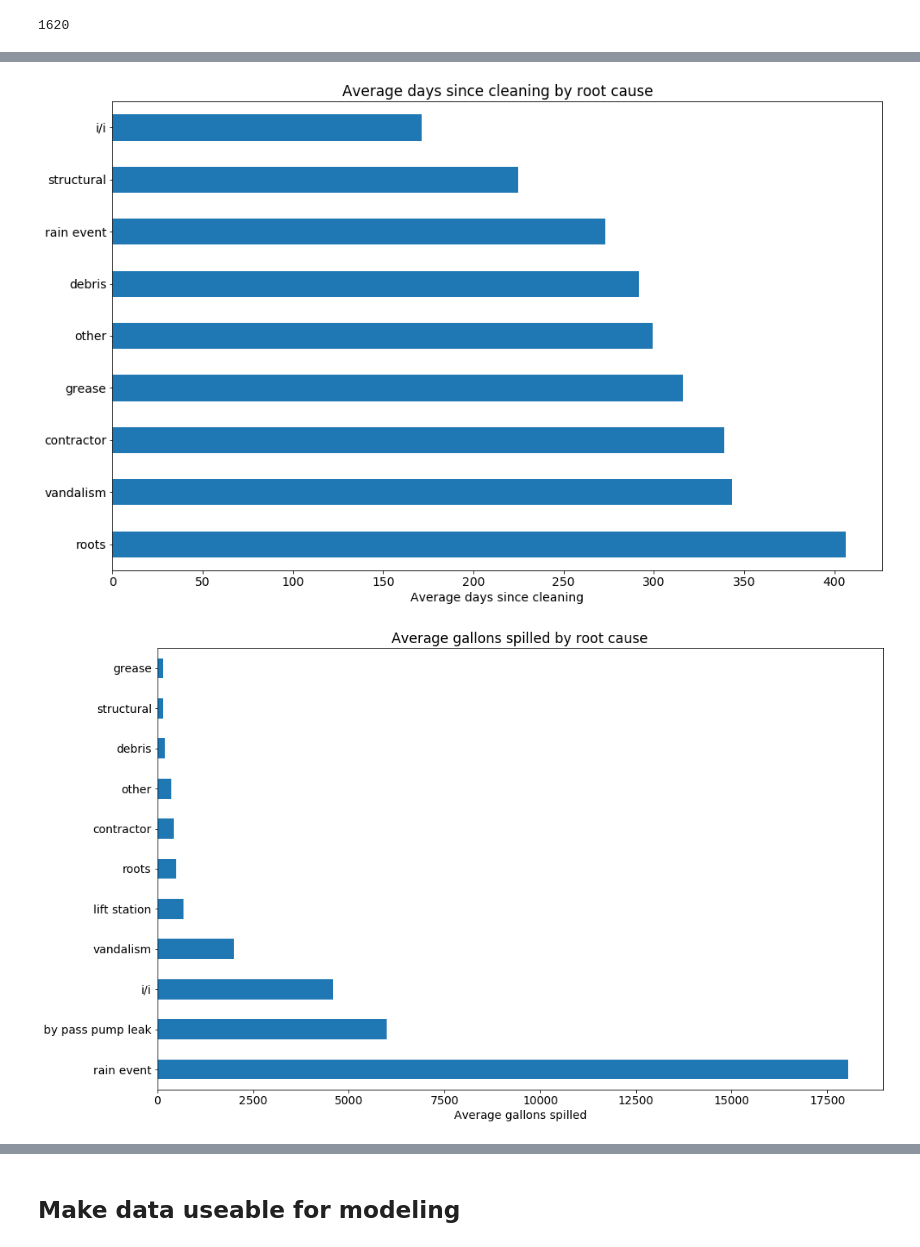
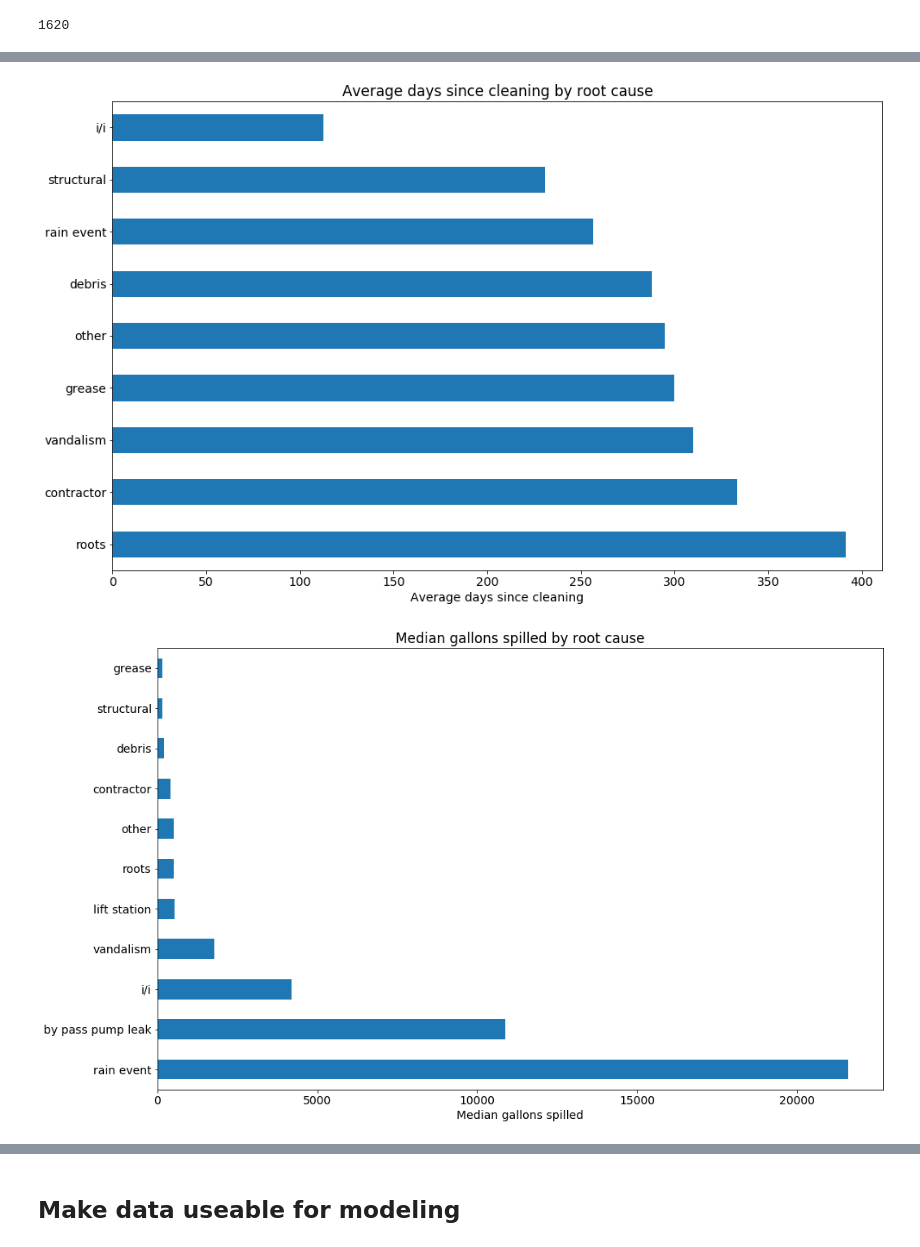
Before and after one commit to we-came-we-SAWS-we-conquered/saws-capstone-project, a Jupyter notebook: cameron_repo/Cameron_notebook.ipynb, the cells around one changed output, grey strips where cells are left out. Saved outputs shown, nothing was run; the diff lists cells and outputs as text; code cells hidden in the pictures.

```diff
--- a/cameron_repo/Cameron_notebook.ipynb
+++ b/cameron_repo/Cameron_notebook.ipynb
@@ -171,9 +171,6 @@ df_dict
 # Exploration
 # %%
 df = prepare.get_data()
-
-df.age = df.age.replace(np.NaN, 'unknown')
-
 print(df.shape)
 df.head(1)
 # %% [output]
@@ -184,5 +200,6 @@ df.head(1)
 # %%
-train, test = train_test_split(df, random_state=42, train_size=.8)
+train, test = train_test_split(df, random_state=42, train_size=.8,
+                              stratify=df.root_cause)
 # %%
 train.zip_code.value_counts().head(5)
 # %% [output]
@@ -315,16 +332,16 @@ ax.set_xlabel('Average days since cleaning')
 plt.title('Average days since cleaning by root cause')
 plt.show()
 # %% [output]
-[figure, old version]
+[figure, new version]
 # %%
 ax = train.groupby('root_cause').total_gal.median()\
     .sort_values(ascending=False).dropna().plot.barh()
 ax.set_ylabel('')
-ax.set_xlabel('Average gallons spilled')
-plt.title('Average gallons spilled by root cause')
+ax.set_xlabel('Median gallons spilled')
+plt.title('Median gallons spilled by root cause')
 plt.show()
 # %% [output]
-[figure, old version]
+[figure, new version]
 # %%
 train['total_gal_binned'].value_counts().sort_index().plot.bar()
 plt.xticks(rotation=45)
```
Also changed, not shown: parts of 67 cells of this notebook, 1 other file.
